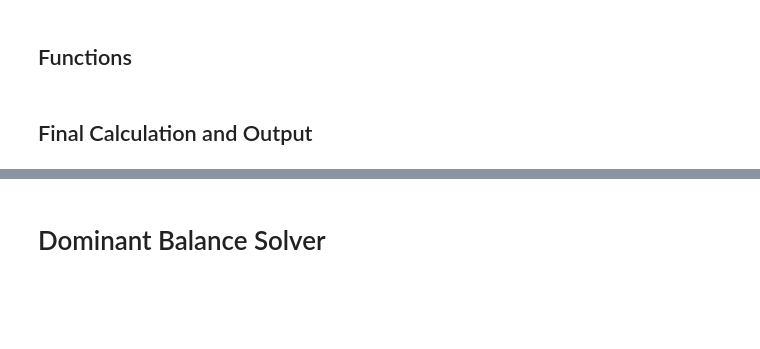
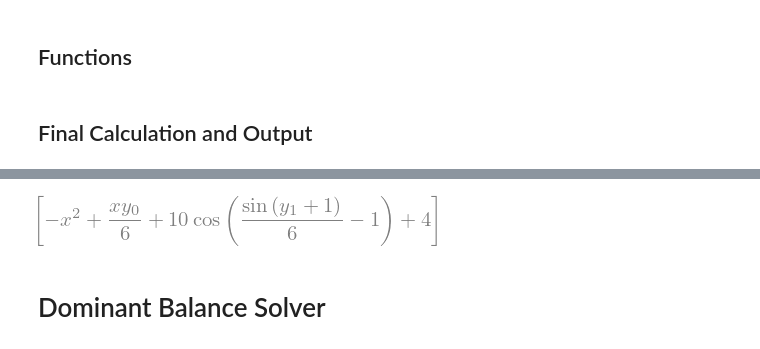
Before and after one commit to kayliehausknecht/AM201-Dataset, a Jupyter notebook: Code/COMPILED_ODE_Gen_+_Solver_+_Verifier.ipynb, the cells around one changed output, grey strips where cells are left out. Drawn from its saved outputs; the diff is of its cells as text; code cells hidden in the pictures; blank space fills up the shorter version.

```diff
--- a/Code/COMPILED_ODE_Gen_+_Solver_+_Verifier.ipynb
+++ b/Code/COMPILED_ODE_Gen_+_Solver_+_Verifier.ipynb
@@ -244,3 +251,9 @@ solve(sum(terms),y3)
+# %%
+# Define y3 from y_terms
+y3 = y_terms[4]
+solve(sum(terms),y3)
+# %% [output]
+[figure, added]
 # %% [markdown]
 # Dominant Balance Solver
 # %% [markdown]
```
Also changed, not shown: parts of 9 cells of this notebook.
